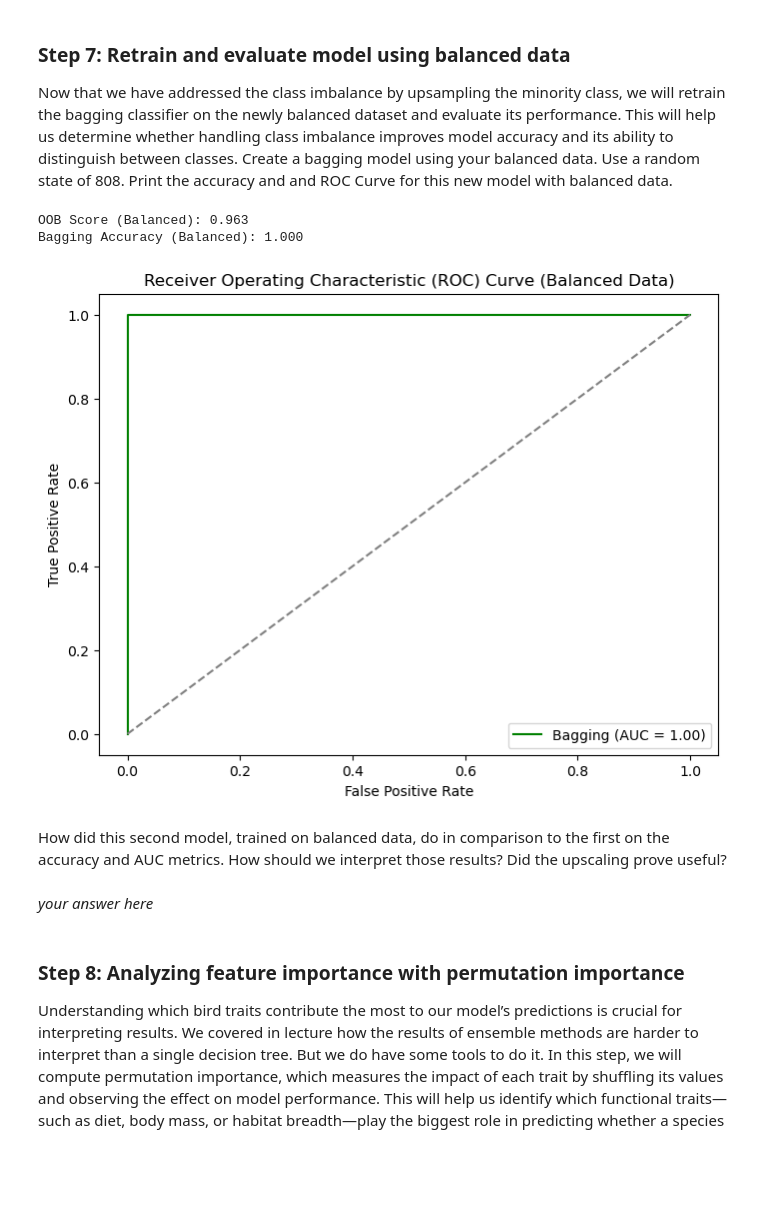
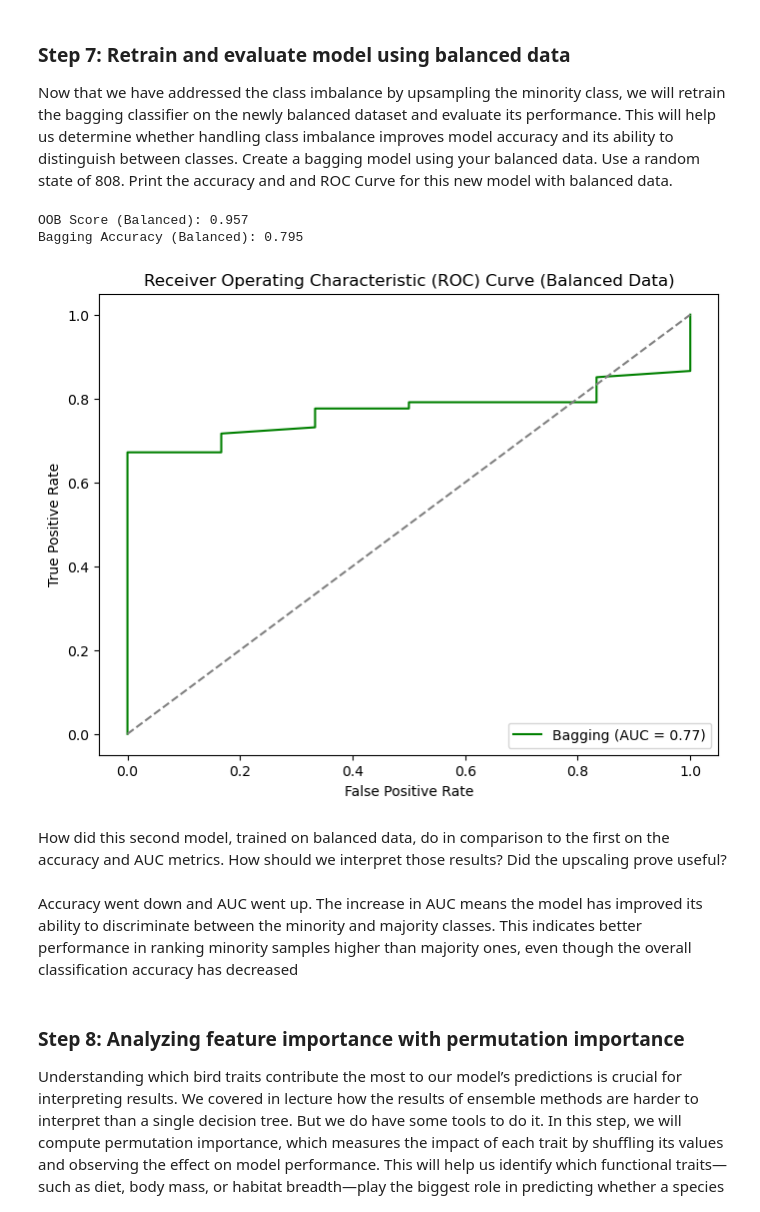
Before and after one commit to llumj/EDS232-labs, a Jupyter notebook: Week5/lab5-birds.ipynb, the cells around one changed output. Drawn from its saved outputs; the diff is of its cells as text; code cells hidden in the pictures; blank space fills up the shorter version.

```diff
--- a/Week5/lab5-birds.ipynb
+++ b/Week5/lab5-birds.ipynb
@@ -28,7 +28,7 @@ The 7 column names that start with "Diet:" should be renamed to simpler version
 
 Then select only that list of 21 key variables. **Print the head of your dataframe.**
 # %%
-birds = pd.read_csv("BirdTraitData.csv", encoding= "ISO-8859-1")
+birds = pd.read_csv("BirdTraitData.csv", encoding= "unicode_escape", na_values=[-999])
 
 rename_dict = {
     'Diet: invertebrates': 'Diet_Invertebrates',
@@ -91,9 +91,11 @@ Encode the data using this process:
 # %%
 cols = birds.select_dtypes(include = ['object'])
 
+birds_impute = birds.fillna(birds.mode().iloc[0])
+
 for col in cols:
     le = LabelEncoder()
-    birds[col] = le.fit_transform(birds[col])
+    birds_impute[col] = le.fit_transform(birds_impute[col])
 
-birds.head()
+birds_impute.isna().sum()
 # %% [output]
@@ -114,8 +126,8 @@ Our goal for this analysis is to predict whether a given bird species is present
 
 3. Train the model.
 # %%
-X = birds.drop(columns= ['Subarid'])
-y = birds['Subarid']
+X = birds_impute.drop(columns= ['Subarid'])
+y = birds_impute['Subarid']
 
 # Split into training and test sets
 X_train, X_test, y_train, y_test = train_test_split(X,y, test_size = 0.3, random_state = 808)
@@ -222,0 +206,26 @@ Name: count, dtype: int64
+# %%
+# Separate majority and minority classes
+X_train_majority = X_train[y_train == 1]
+X_train_minority = X_train[y_train == 0]
+
+y_train_majority = y_train[y_train == 1]
+y_train_minority = y_train[y_train == 0]
+
+X_train_minority_up = resample(X_train_minority,
+                                random_state = 808,
+                                n_samples=len(X_train_majority),
+                                replace=True)
+y_train_minority_up = resample(y_train_minority,
+                                random_state = 808,
+                                n_samples=len(y_train_majority),
+                                replace=True)
+
+X_train_balanced = pd.concat([X_train_majority, X_train_minority_up]).sample(frac = 1, random_state = 808).reset_index(drop = True)
+y_train_balanced = pd.concat([y_train_majority, y_train_minority_up]).sample(frac = 1, random_state = 808).reset_index(drop = True)
+
+X_train_balanced = resample(X_train_balanced, random_state=808)
+y_train_balanced = resample(y_train_balanced, random_state=808)
+
+
+
+print(f"Class distribution in balanced dataset:\n{y_train_balanced.value_counts()}")
@@ -233,41 +248,41 @@ bagging_balanced = BaggingClassifier(
         random_state=808
 )
 
 # Train the model
-bagging_balanced.fit(X_train_upsampled, y_train_upsampled)
+bagging_balanced.fit(X_train_balanced, y_train_balanced)
 
 # Generate predictions using the balanced model
 bagging_balanced_preds = bagging_balanced.predict(X_test)
 
 # Calculate the Out-of-Bag (OOB) Score
 print(f"OOB Score (Balanced): {bagging_balanced.oob_score_ :.3f}")
 
 # Compute model accuracy
 balanced_accuracy = accuracy_score(y_test, bagging_balanced_preds)
 print(f"Bagging Accuracy (Balanced): {balanced_accuracy :.3f}")
 
 # Calculate and plot ROC curve
 y_pred_balanced = bagging_balanced.predict_proba(X_test)[:,1]
 fpr_balanced, tpr_balanced, _ = roc_curve(y_test, y_pred_balanced)
 roc_auc_balanced = auc(fpr_balanced, tpr_balanced)
 
 # Plot ROC curve
 plt.figure(figsize=(8, 6))
 plt.plot(fpr_balanced, tpr_balanced, color='green', label=f'Bagging (AUC = {roc_auc_balanced:.2f})')
 plt.plot([0, 1], [0, 1], color='grey', linestyle='--')
 plt.xlabel('False Positive Rate')
 plt.ylabel('True Positive Rate')
 plt.title('Receiver Operating Characteristic (ROC) Curve (Balanced Data)')
 plt.legend(loc="lower right")
 plt.show()
 # %% [output]
-OOB Score (Balanced): 0.963
-Bagging Accuracy (Balanced): 1.000
+OOB Score (Balanced): 0.957
+Bagging Accuracy (Balanced): 0.795
-[figure, old version]
+[figure, new version]
 # %% [markdown]
 How did this second model, trained on balanced data, do in comparison to the first on the accuracy and AUC metrics.  How should we interpret those results?  Did the upscaling prove useful?
-# %% [markdown]
-*your answer here*
+# %% [markdown]
+Accuracy went down and AUC went up. The increase in AUC means the model has improved its ability to discriminate between the minority and majority classes. This indicates better performance in ranking minority samples higher than majority ones, even though the overall classification accuracy has decreased
 # %% [markdown]
 ### Step 8: Analyzing feature importance with permutation importance
 
```
Also changed, not shown: parts of 12 cells of this notebook, 4 other files.
